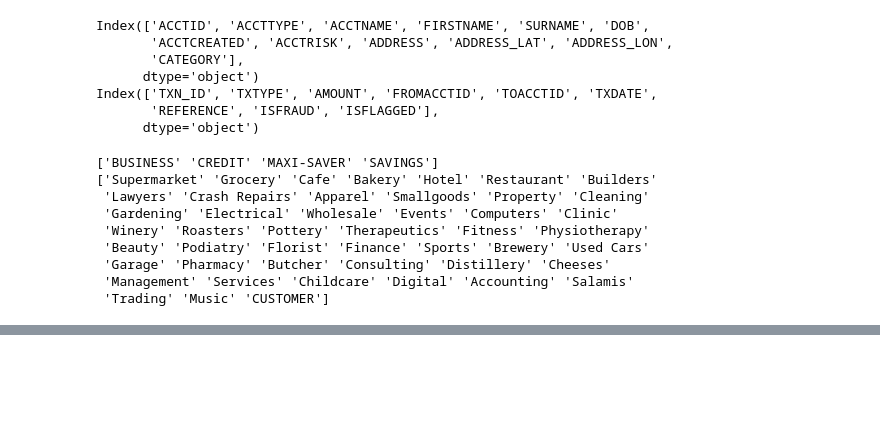
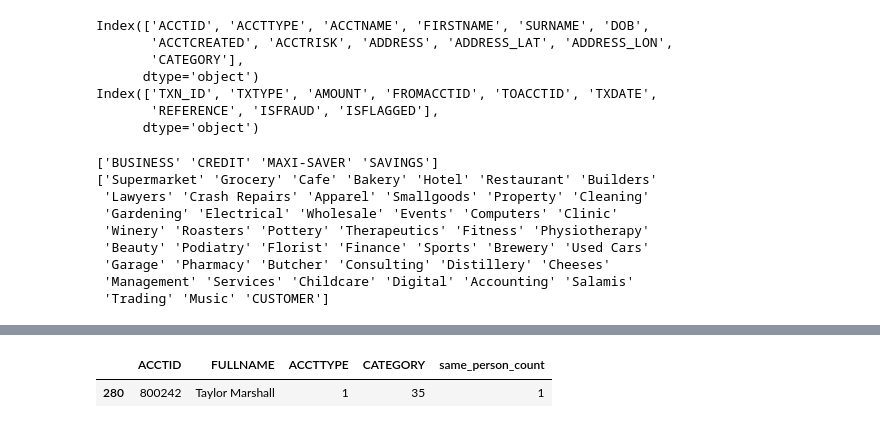
Before and after one commit to Amr-devman/DigitalDefence-Hackathon, a Jupyter notebook: dataset_engineering.ipynb, the cells around one changed output, grey strips where cells are left out. Drawn from its saved outputs; the diff is of its cells as text; code cells hidden in the pictures; blank space fills up the shorter version.

```diff
--- a/dataset_engineering.ipynb
+++ b/dataset_engineering.ipynb
@@ -74,0 +46,27 @@ ftxn2_df.head()
+# %%
+faccount_engineered = pd.DataFrame([])
+
+faccount_engineered['ACCTID'] = faccount_df['ACCTID']
+
+#add the person's full name
+faccount_engineered['FULLNAME'] = faccount_df['FIRSTNAME']+" "+faccount_df['SURNAME']
+
+#add account type id, id generated by the order of unique accttypes
+accttype = faccount_df["ACCTTYPE"].unique()
+categorytype = faccount_df["CATEGORY"].unique()
+
+def return_id(dataframe, array_to_search):
+   return np.where(dataframe==array_to_search)
+
+faccount_engineered['ACCTTYPE'] = faccount_df["ACCTTYPE"].astype('category').cat.codes
+
+faccount_engineered['CATEGORY'] = faccount_df["CATEGORY"].astype('category').cat.codes
+
+
+#count the number of time a person created an account
+faccount_engineered['same_person_count'] = faccount_engineered.groupby('FULLNAME')['FULLNAME'].transform('count')
+
+faccount_engineered[faccount_engineered['ACCTID']==800242].head()
+# %% [output]
+|  | ACCTID | FULLNAME | ACCTTYPE | CATEGORY | same_person_count |
+| 280 | 800242 | Taylor Marshall | 1 | 35 | 1 |
```
Also changed, not shown: parts of 5 cells of this notebook, 3 other files.
